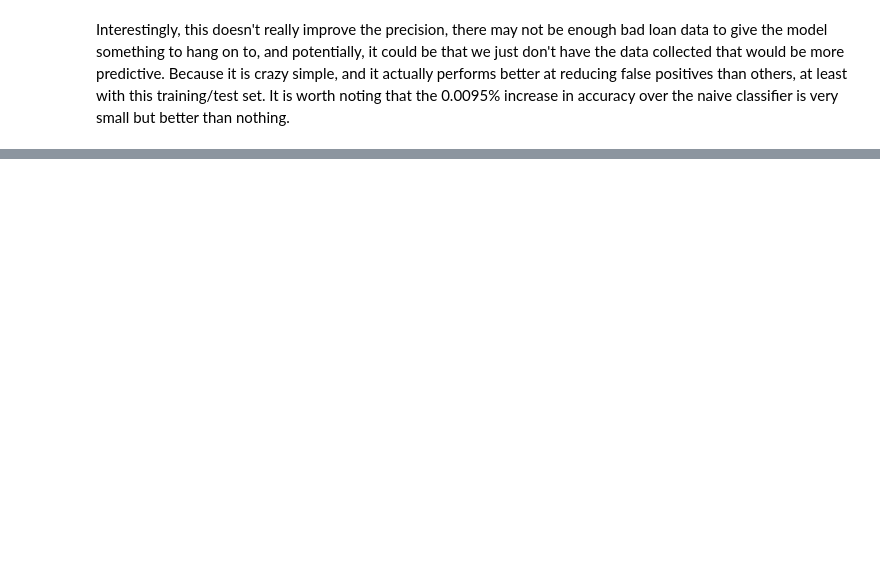
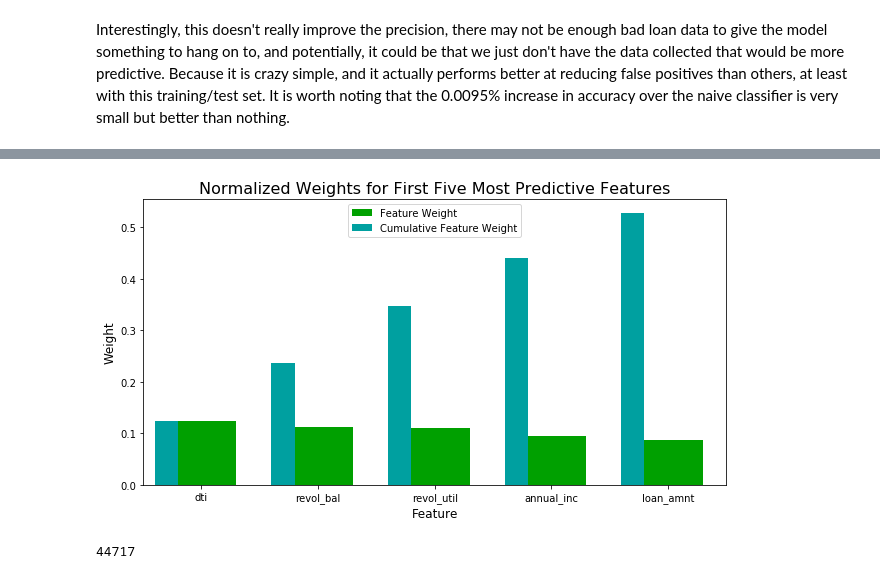
Before and after one commit to mccormd1/LCandR, a Jupyter notebook: LC_python/LC_MLtrain.ipynb, the cells around one changed output, grey strips where cells are left out. Saved outputs shown, nothing was run; the diff lists cells and outputs as text; code cells hidden in the pictures; blank space fills up the shorter version.

```diff
--- a/LC_python/LC_MLtrain.ipynb
+++ b/LC_python/LC_MLtrain.ipynb
@@ -681,0 +744,11 @@ joblib.dump(clf, 'decisiontree.p')
+# %%
+importances = best_clf.feature_importances_
+
+# Plot
+vs.feature_plot(importances, X_train, y_train)
+# %% [output]
+[figure, added]
+# %%
+best_clf.tree_.node_count
+# %% [output]
+44717
```
Also changed, not shown: parts of 21 cells of this notebook, 5 other files.
